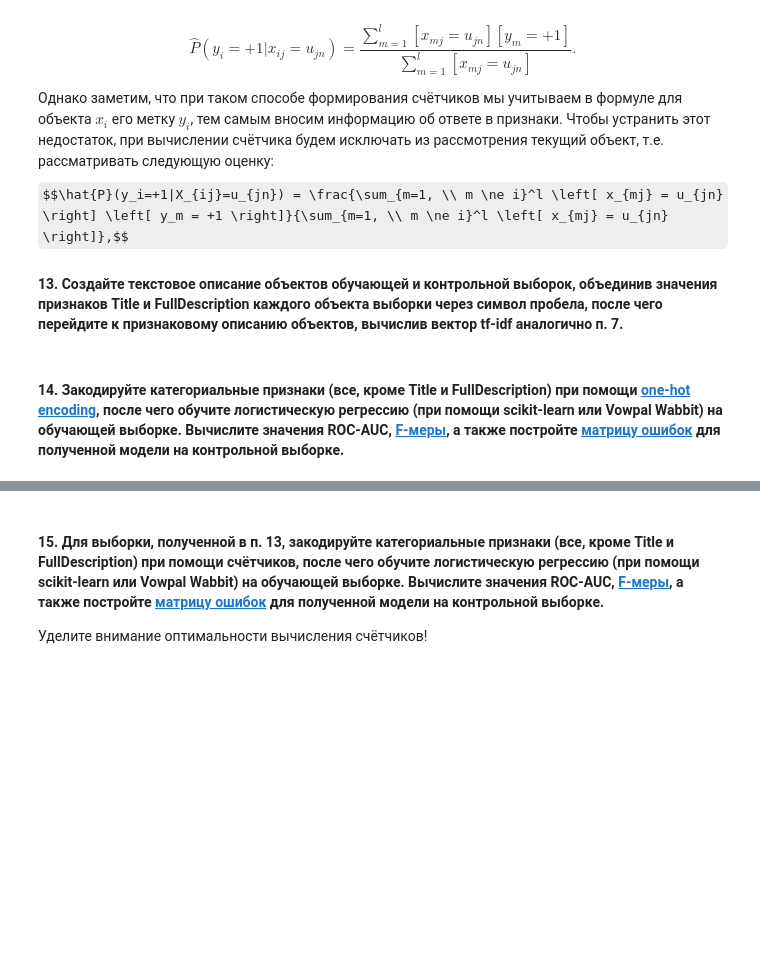
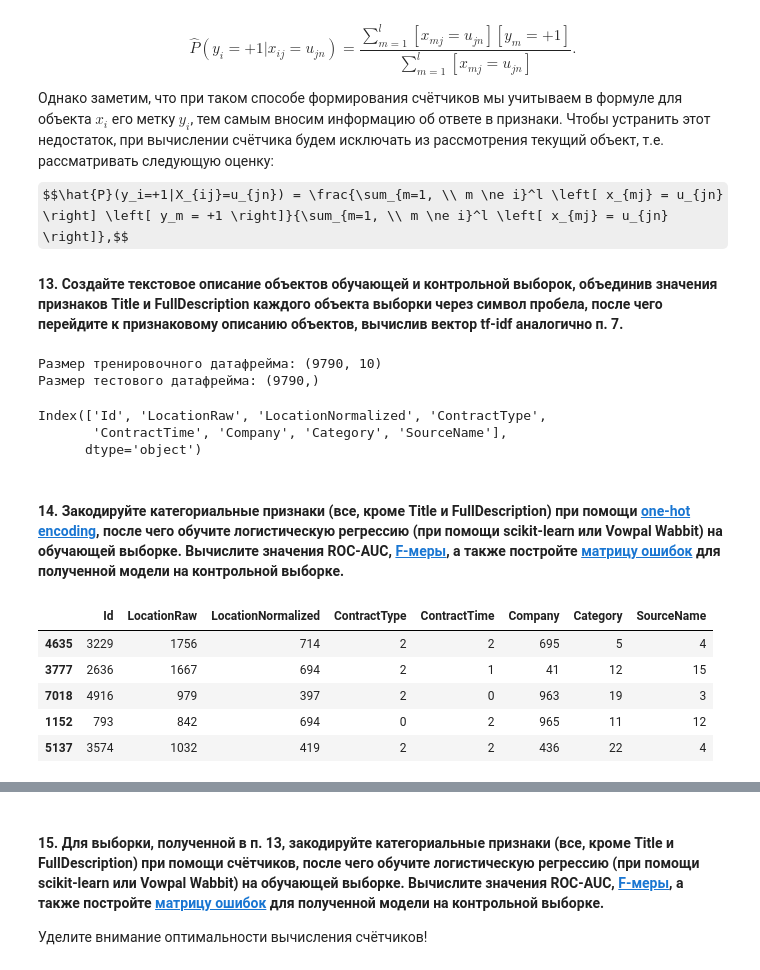
Before and after one commit to ccataha/POSII, a Jupyter notebook: Ландызин_ПОСИИ_ЛР2.ipynb, the cells around one changed output, grey strips where cells are left out. Cells and saved outputs as stored; diff of their text form; code cells hidden in the pictures; some formulas as TeX source; blank space fills up the shorter version.

```diff
--- a/Ландызин_ПОСИИ_ЛР2.ipynb
+++ b/Ландызин_ПОСИИ_ЛР2.ipynb
@@ -295,2 +524,54 @@ $$\hat{P}(y_i=+1|X_{ij}=u_{jn}) = \frac{\sum_{m=1, \\ m \ne i}^l \left[ x_{mj} =
+# %%
+# вычисляем количество строк в датафрейме
+X_rows = len(X)
+Y_rows = len(Y)
+# вычисляем индекс строки, после которой нужно отделить часть датафрейма
+split_index_X = X_rows // 25 #10 дропается, 50 плохие результаты ||||||||
+split_index_Y = Y_rows // 25
+# отделяем первую половину строк в отдельный датафрейм
+X = X.loc[:split_index_X-1]
+Y = Y.loc[:split_index_Y-1]
+
+
+# проверяем размеры полученных датафреймов
+print(f"Размер тренировочного датафрейма: {X.shape}")
+print(f"Размер тестового датафрейма: {Y.shape}")
+# %% [output]
+Размер тренировочного датафрейма: (9790, 10)
+Размер тестового датафрейма: (9790,)
+# %%
+X_train3, X_test3, y_train3, y_test3 = train_test_split(X, Y, test_size=0.30, random_state=42)
+
+# Заполнение пропущенных значений строкой " "
+X_train3['Title'].fillna(" ", inplace=True)
+X_train3['FullDescription'].fillna(" ", inplace=True)
+X_test3['Title'].fillna(" ", inplace=True)
+X_test3['FullDescription'].fillna(" ", inplace=True)
+
+#Объединим признаки
+X_train3['text'] = X_train3['Title'] + ' ' + X_train3['FullDescription']
+X_test3['text'] = X_test3['Title'] + ' ' + X_test3['FullDescription']
+
+#Отбросим ненужные уже столбцы
+X_train3 = X_train3.drop(['Title', 'FullDescription'], axis = 1)
+X_test3 = X_test3.drop(['Title', 'FullDescription'], axis = 1)
+
+from sklearn.feature_extraction.text import TfidfVectorizer
+
+# Создаем экземпляр TfidfVectorizer
+vectorizer = TfidfVectorizer()
+
+# Применяем векторизацию на контрольной и на обучающей выборке
+train_tfidf = vectorizer.fit_transform(X_train3['text'])
+test_tfidf = vectorizer.transform(X_test3['text'])
+
+X_train3 = X_train3.drop(['text'], axis=1)
+X_test3 = X_test3.drop(['text'], axis=1)
+# %%
+print(X_train3.columns)
+# %% [output]
+Index(['Id', 'LocationRaw', 'LocationNormalized', 'ContractType',
+       'ContractTime', 'Company', 'Category', 'SourceName'],
+      dtype='object')
 # %% [markdown]
 #### 14. Закодируйте категориальные признаки (все, кроме Title и FullDescription) при помощи [one-hot encoding](http://scikit-learn.org/stable/modules/generated/sklearn.preprocessing.OneHotEncoder.html), после чего обучите логистическую регрессию (при помощи scikit-learn или Vowpal Wabbit) на обучающей выборке. Вычислите значения ROC-AUC, [F-меры](http://scikit-learn.org/stable/modules/generated/sklearn.metrics.f1_score.html), а также постройте [матрицу ошибок](http://scikit-learn.org/stable/modules/generated/sklearn.metrics.confusion_matrix.html) для полученной модели на контрольной выборке.
@@ -298,0 +578,23 @@ $$\hat{P}(y_i=+1|X_{ij}=u_{jn}) = \frac{\sum_{m=1, \\ m \ne i}^l \left[ x_{mj} =
+# %%
+# выбрать только те столбцы, которые нужно закодировать
+cols_to_encode = X_train3.columns.difference(['text'])
+
+from sklearn.preprocessing import LabelEncoder as le
+
+enc = le()
+for col in cols_to_encode:
+    X_train3[col] = enc.fit_transform(X_train3[col])
+
+#Аналогично для test
+for col in cols_to_encode:
+    X_test3[col] = enc.fit_transform(X_test3[col])
+
+
+X_train3.head()
+# %% [output]
+|  | Id | LocationRaw | LocationNormalized | ContractType | ContractTime | Company | Category | SourceName |
+| 4635 | 3229 | 1756 | 714 | 2 | 2 | 695 | 5 | 4 |
+| 3777 | 2636 | 1667 | 694 | 2 | 1 | 41 | 12 | 15 |
+| 7018 | 4916 | 979 | 397 | 2 | 0 | 963 | 19 | 3 |
+| 1152 | 793 | 842 | 694 | 0 | 2 | 965 | 11 | 12 |
+| 5137 | 3574 | 1032 | 419 | 2 | 2 | 436 | 22 | 4 |
```
Also changed, not shown: parts of 58 cells of this notebook.
